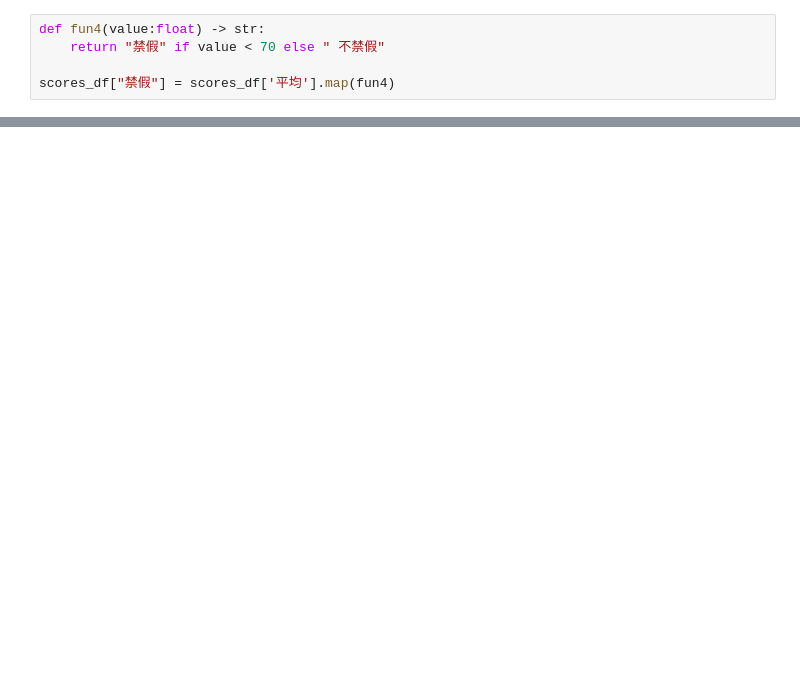
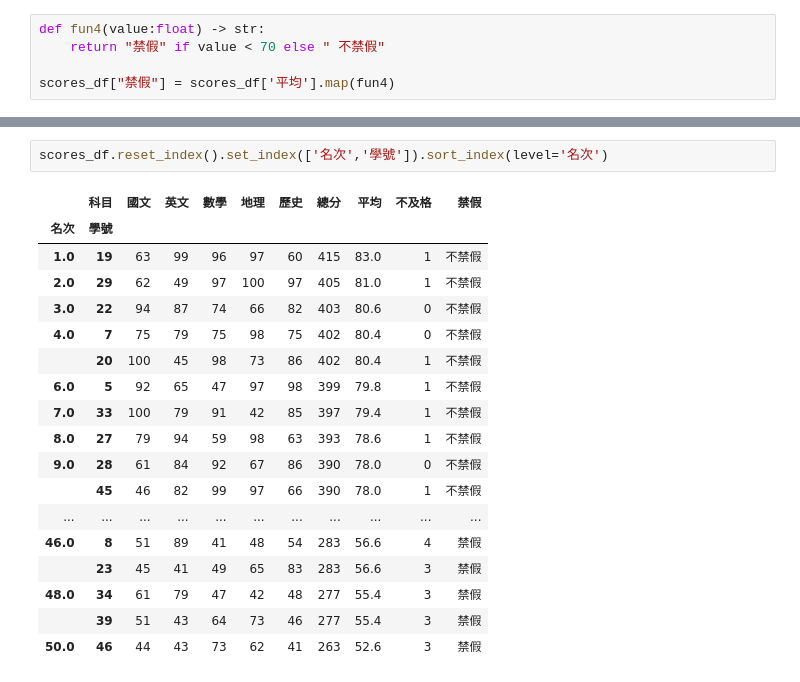
Before and after one commit to chiawei1017/__112_python_chiawei__, a Jupyter notebook: lesson16_2.ipynb, the cells around one changed output, grey strips where cells are left out. Cells and saved outputs as stored; diff of their text form; blank space fills up the shorter version.

```diff
--- a/lesson16_2.ipynb
+++ b/lesson16_2.ipynb
@@ -133,0 +134,21 @@ scores_df
+# %%
+scores_df.reset_index().set_index(['名次','學號']).sort_index(level='名次')
+# %% [output]
+|  | 科目 | 國文 | 英文 | 數學 | 地理 | 歷史 | 總分 | 平均 | 不及格 | 禁假 |
+| 名次 | 學號 |  |  |  |  |  |  |  |  |  |
+| 1.0 | 19 | 63 | 99 | 96 | 97 | 60 | 415 | 83.0 | 1 | 不禁假 |
+| 2.0 | 29 | 62 | 49 | 97 | 100 | 97 | 405 | 81.0 | 1 | 不禁假 |
+| 3.0 | 22 | 94 | 87 | 74 | 66 | 82 | 403 | 80.6 | 0 | 不禁假 |
+| 4.0 | 7 | 75 | 79 | 75 | 98 | 75 | 402 | 80.4 | 0 | 不禁假 |
+|  | 20 | 100 | 45 | 98 | 73 | 86 | 402 | 80.4 | 1 | 不禁假 |
+| 6.0 | 5 | 92 | 65 | 47 | 97 | 98 | 399 | 79.8 | 1 | 不禁假 |
+| 7.0 | 33 | 100 | 79 | 91 | 42 | 85 | 397 | 79.4 | 1 | 不禁假 |
+| 8.0 | 27 | 79 | 94 | 59 | 98 | 63 | 393 | 78.6 | 1 | 不禁假 |
+| 9.0 | 28 | 61 | 84 | 92 | 67 | 86 | 390 | 78.0 | 0 | 不禁假 |
+|  | 45 | 46 | 82 | 99 | 97 | 66 | 390 | 78.0 | 1 | 不禁假 |
+| ... | ... | ... | ... | ... | ... | ... | ... | ... | ... | ... |
+| 46.0 | 8 | 51 | 89 | 41 | 48 | 54 | 283 | 56.6 | 4 | 禁假 |
+|  | 23 | 45 | 41 | 49 | 65 | 83 | 283 | 56.6 | 3 | 禁假 |
+| 48.0 | 34 | 61 | 79 | 47 | 42 | 48 | 277 | 55.4 | 3 | 禁假 |
+|  | 39 | 51 | 43 | 64 | 73 | 46 | 277 | 55.4 | 3 | 禁假 |
+| 50.0 | 46 | 44 | 43 | 73 | 62 | 41 | 263 | 52.6 | 3 | 禁假 |
```
Also changed, not shown: parts of 6 cells of this notebook.
